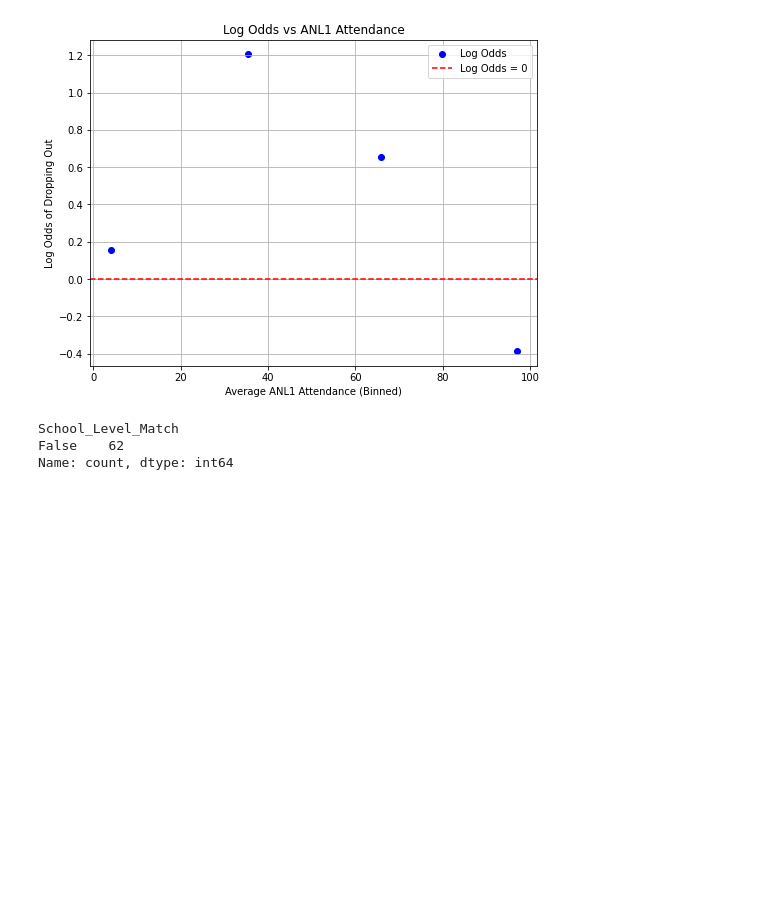
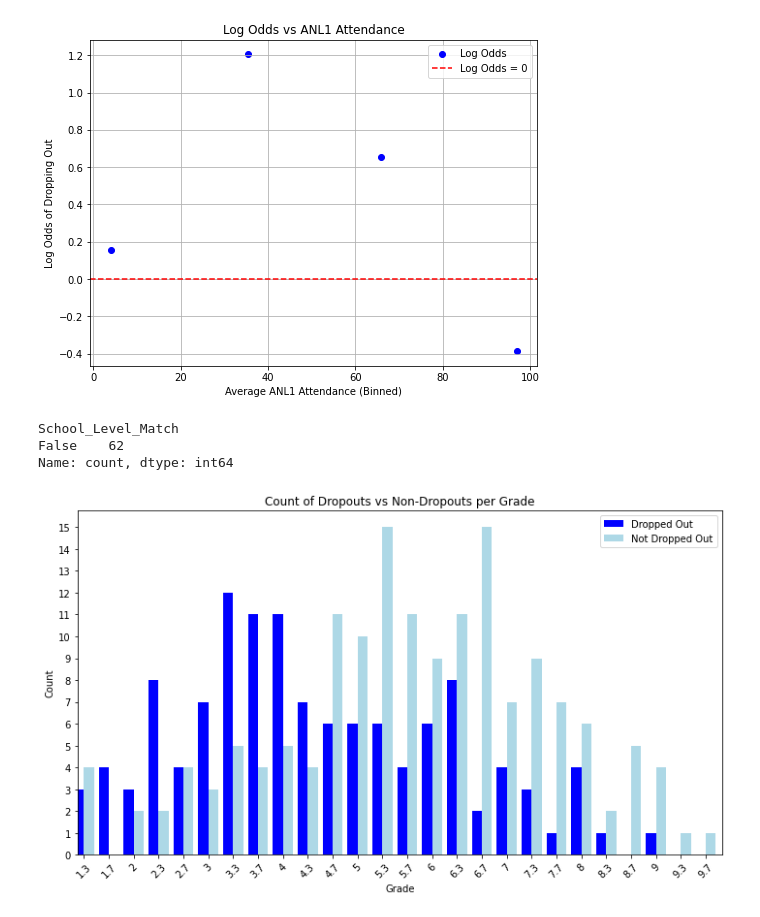
Before and after one commit to JQ69420/DsAnalysisProject, a Jupyter notebook: notebooks/correlation.ipynb, the cells around one changed output. Saved outputs shown, nothing was run; the diff lists cells and outputs as text; code cells hidden in the pictures; blank space fills up the shorter version.

```diff
--- a/notebooks/correlation.ipynb
+++ b/notebooks/correlation.ipynb
@@ -455,3 +455,58 @@ merged_df.to_excel("merged_students.xlsx", index=False)
 School_Level_Match
 False    62
 Name: count, dtype: int64
+# %%
+import pandas as pd
+import matplotlib.pyplot as plt
+import os
+import numpy as np
+
+# Load the data
+student_file = os.path.join("..", "data", "processed", "Merged_Final_File_Updated.xlsx")
+df = pd.read_excel(student_file)
+
+# Map dependent variable 'dropped out' to binary (if not already mapped)
+df['dropped out'] = df['dropped out'].map({'no': 0, 'yes': 1})
+
+# Hardcode bins for grades from 1.3 to 10 with steps of 0.3
+bins = [1.3, 1.7, 2, 2.3, 2.7, 3, 3.3, 3.7, 4, 4.3, 4.7, 5, 5.3, 5.7, 6, 6.3, 6.7, 7, 7.3, 7.7, 8, 8.3, 8.7, 9, 9.3, 9.7, 10]
+
+# Create bin labels corresponding to the intervals (one fewer than the number of bin edges)
+labels = ['1.3', '1.7', '2', '2.3', '2.7', '3', '3.3', '3.7', '4', '4.3', '4.7', '5', '5.3', '5.7', '6', '6.3', '6.7', '7', '7.3', '7.7', '8', '8.3', '8.7', '9', '9.3', '9.7']
+
+# Create a new column for binned grades
+df['grade_bin'] = pd.cut(df['anl1 fc grade'], bins=bins, labels=labels, right=False)
+
+# Group by binned grades and calculate the count of dropouts and non-dropouts
+dropout_counts = df.groupby(['grade_bin', 'dropped out']).size().unstack(fill_value=0)
+
+# Plot the counts
+plt.figure(figsize=(10, 6))
+
+# Plot the count of students who dropped out (1) in blue
+dropout_counts[1].plot(kind='bar', width=0.4, position=1, color='blue', label='Dropped Out')
+
+# Plot the count of students who did not drop out (0) in lighter blue
+dropout_counts[0].plot(kind='bar', width=0.4, position=0, color='lightblue', label='Not Dropped Out')
+
+# Adding labels and title
+plt.xlabel('Grade')
+plt.ylabel('Count')
+plt.title('Count of Dropouts vs Non-Dropouts per Grade')
+
+# Set the x-ticks explicitly (hardcoded)
+plt.xticks(np.arange(len(dropout_counts)), labels, rotation=45)
+
+# Adding legend
+plt.legend()
+
+# Set y-axis ticks to whole numbers
+plt.yticks(np.arange(0, dropout_counts.max().max() + 1, 1))
+
+# Tight layout for better visualization
+plt.tight_layout()
+
+# Show the plot
+plt.show()
+# %% [output]
+[figure, added]
```
Also changed, not shown: 6 other files.
